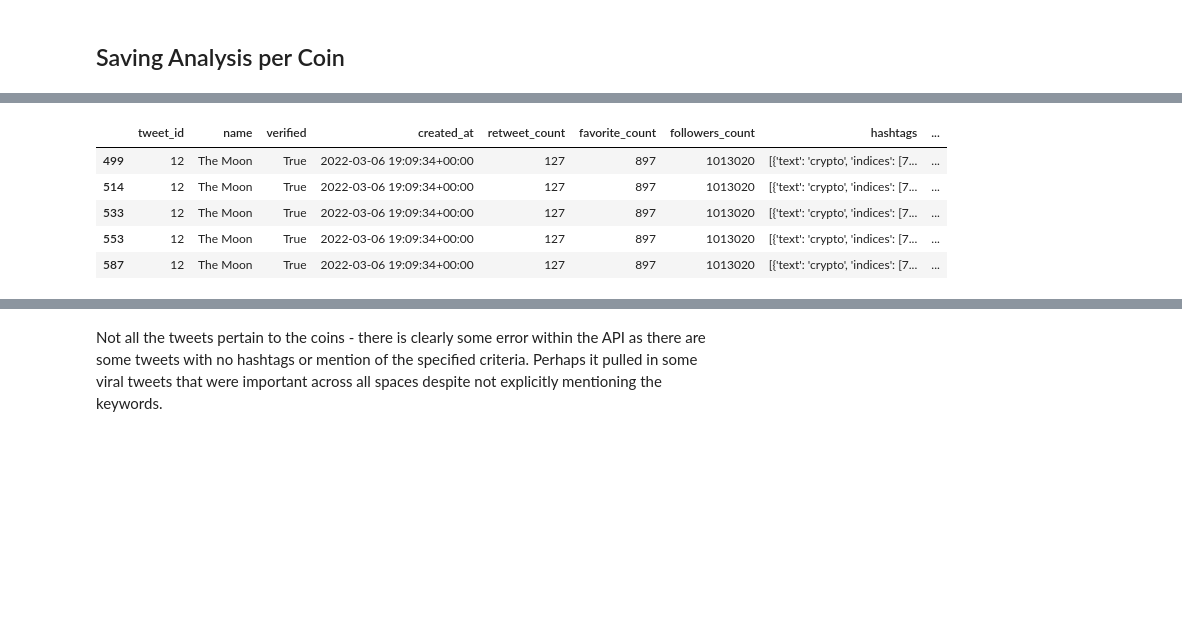
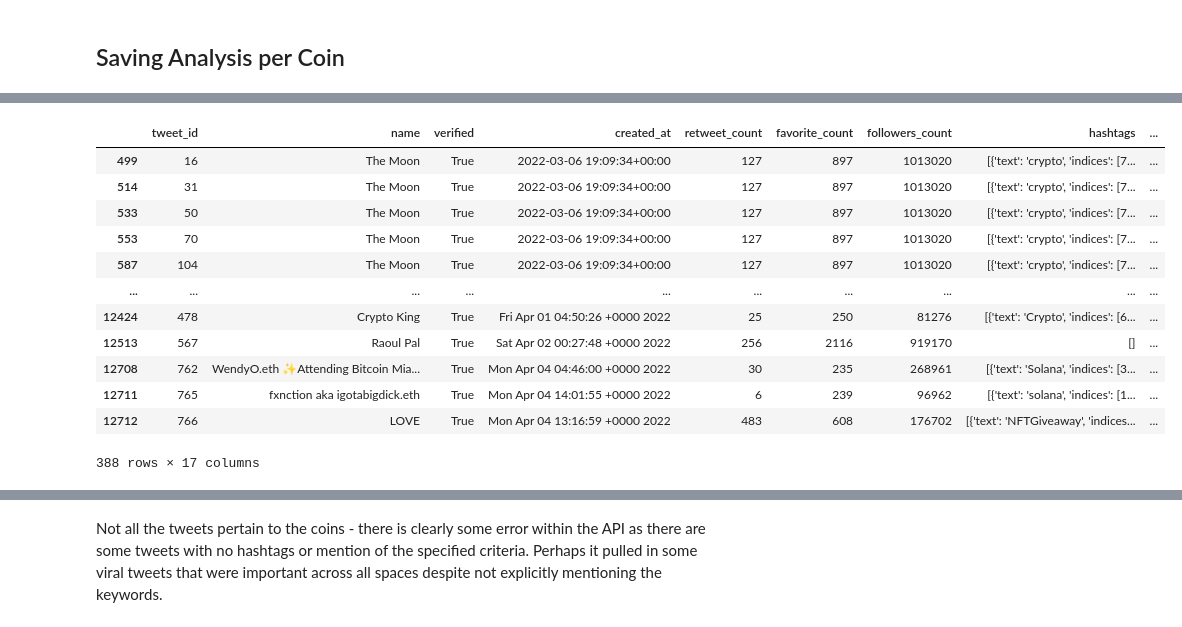
Before and after one commit to bryan-hoang/cmpe-351-group-1, a Jupyter notebook: src/sentiment_analysis.ipynb, the cells around one changed output, grey strips where cells are left out. Cells and saved outputs as stored; diff of their text form; code cells hidden in the pictures; blank space fills up the shorter version.

```diff
--- a/src/sentiment_analysis.ipynb
+++ b/src/sentiment_analysis.ipynb
@@ -141,9 +118,7 @@ memory usage: 283.7+ KB
 def textblob_polarity(text):
     return TextBlob(text).sentiment.polarity
 # %%
-text_data["textblob_sentiment"] = (
-    text_data["clean_text"].astype("str").apply(textblob_polarity)
-)
+text_data['textblob_sentiment'] = text_data['clean_text'].astype('str').apply(textblob_polarity)
 # %%
 def textblob_sentiment_summary(text):
     sentiment = "Neutral"
@@ -153,9 +128,7 @@ def textblob_sentiment_summary(text):
         sentiment = "Negative"
     return sentiment
 # %%
-text_data["textblob_summary"] = text_data["textblob_sentiment"].apply(
-    lambda x: textblob_sentiment_summary(x)
-)
+text_data['textblob_summary'] = text_data['textblob_sentiment'].apply(lambda x: textblob_sentiment_summary(x))
 # %%
 text_data.head()
 # %% [output]
@@ -174,16 +148,8 @@ sid = SentimentIntensityAnalyzer()
 # %%
-text_data["vader_sentiment_pos"] = (
-    text_data["clean_text"].astype("str")
-).apply(lambda x: sid.polarity_scores(x)["pos"])
-text_data["vader_sentiment_neg"] = (
-    text_data["clean_text"].astype("str")
-).apply(lambda x: sid.polarity_scores(x)["neg"])
-text_data["vader_sentiment_neu"] = (
-    text_data["clean_text"].astype("str")
-).apply(lambda x: sid.polarity_scores(x)["neu"])
-text_data["vader_sentiment_compound"] = (
-    text_data["clean_text"].astype("str")
-).apply(lambda x: sid.polarity_scores(x)["compound"])
+text_data['vader_sentiment_pos'] = (text_data['clean_text'].astype('str')).apply(lambda x: sid.polarity_scores(x)['pos'])
+text_data['vader_sentiment_neg'] = (text_data['clean_text'].astype('str')).apply(lambda x: sid.polarity_scores(x)['neg'])
+text_data['vader_sentiment_neu'] = (text_data['clean_text'].astype('str')).apply(lambda x: sid.polarity_scores(x)['neu'])
+text_data['vader_sentiment_compound'] = (text_data['clean_text'].astype('str')).apply(lambda x: sid.polarity_scores(x)['compound'])
 # %%
 def vader_sentiment_summary(text):
     sentiment = "Neutral"
@@ -193,9 +159,7 @@ def vader_sentiment_summary(text):
         sentiment = "Negative"
     return sentiment
 # %%
-text_data["vader_summary"] = text_data["vader_sentiment_compound"].apply(
-    lambda x: vader_sentiment_summary(x)
-)
+text_data['vader_summary'] = text_data['vader_sentiment_compound'].apply(lambda x: vader_sentiment_summary(x))
 # %%
 text_data.info()
 # %% [output]
@@ -262,11 +243,18 @@ doge_sentiment.head()
 # %%
-solana_sentiment.to_csv(join(DATA_DIR, "solana_sentiment.csv"))
-solana_sentiment.head()
+solana_sentiment.to_csv("solana_sentiment.csv")
+solana_sentiment
 # %% [output]
 |  | tweet_id | name | verified | created_at | retweet_count | favorite_count | followers_count | hashtags | ... |
-| 499 | 12 | The Moon | True | 2022-03-06 19:09:34+00:00 | 127 | 897 | 1013020 | [{'text': 'crypto', 'indices': [7... | ... |
-| 514 | 12 | The Moon | True | 2022-03-06 19:09:34+00:00 | 127 | 897 | 1013020 | [{'text': 'crypto', 'indices': [7... | ... |
-| 533 | 12 | The Moon | True | 2022-03-06 19:09:34+00:00 | 127 | 897 | 1013020 | [{'text': 'crypto', 'indices': [7... | ... |
-| 553 | 12 | The Moon | True | 2022-03-06 19:09:34+00:00 | 127 | 897 | 1013020 | [{'text': 'crypto', 'indices': [7... | ... |
-| 587 | 12 | The Moon | True | 2022-03-06 19:09:34+00:00 | 127 | 897 | 1013020 | [{'text': 'crypto', 'indices': [7... | ... |
+| 499 | 16 | The Moon | True | 2022-03-06 19:09:34+00:00 | 127 | 897 | 1013020 | [{'text': 'crypto', 'indices': [7... | ... |
+| 514 | 31 | The Moon | True | 2022-03-06 19:09:34+00:00 | 127 | 897 | 1013020 | [{'text': 'crypto', 'indices': [7... | ... |
+| 533 | 50 | The Moon | True | 2022-03-06 19:09:34+00:00 | 127 | 897 | 1013020 | [{'text': 'crypto', 'indices': [7... | ... |
+| 553 | 70 | The Moon | True | 2022-03-06 19:09:34+00:00 | 127 | 897 | 1013020 | [{'text': 'crypto', 'indices': [7... | ... |
+| 587 | 104 | The Moon | True | 2022-03-06 19:09:34+00:00 | 127 | 897 | 1013020 | [{'text': 'crypto', 'indices': [7... | ... |
+| ... | ... | ... | ... | ... | ... | ... | ... | ... | ... |
+| 12424 | 478 | Crypto King | True | Fri Apr 01 04:50:26 +0000 2022 | 25 | 250 | 81276 | [{'text': 'Crypto', 'indices': [6... | ... |
+| 12513 | 567 | Raoul Pal | True | Sat Apr 02 00:27:48 +0000 2022 | 256 | 2116 | 919170 | [] | ... |
+| 12708 | 762 | WendyO.eth ✨Attending Bitcoin Mia... | True | Mon Apr 04 04:46:00 +0000 2022 | 30 | 235 | 268961 | [{'text': 'Solana', 'indices': [3... | ... |
+| 12711 | 765 | fxnction aka igotabigdick.eth | True | Mon Apr 04 14:01:55 +0000 2022 | 6 | 239 | 96962 | [{'text': 'solana', 'indices': [1... | ... |
+| 12712 | 766 | LOVE | True | Mon Apr 04 13:16:59 +0000 2022 | 483 | 608 | 176702 | [{'text': 'NFTGiveaway', 'indices... | ... |
+388 rows × 17 columns
 # %%
```
Also changed, not shown: parts of 21 cells of this notebook, 2 other files.
